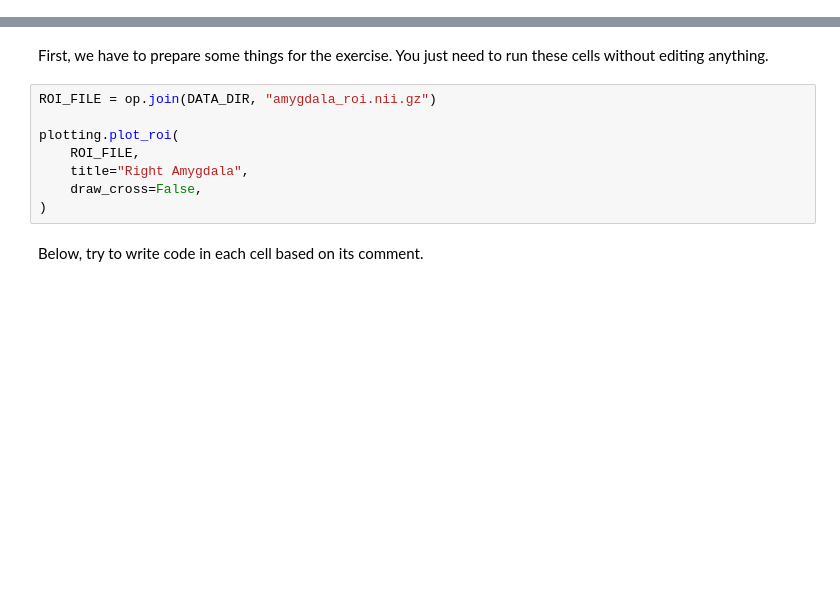
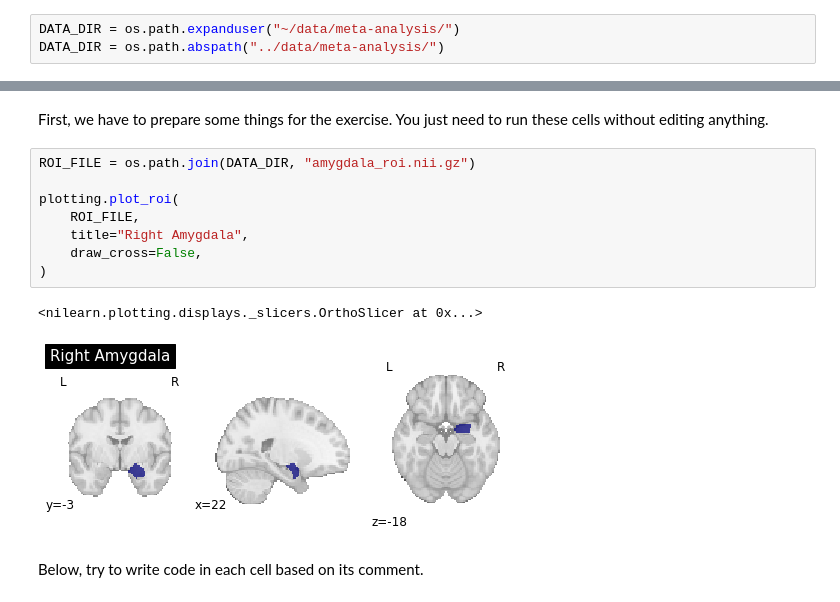
Before and after one commit to neurostuff/ohbm2021-nimare-tutorial, a Jupyter notebook: notebooks/tutorial.ipynb, the cells around one changed output, grey strips where cells are left out. Cells and saved outputs as stored; diff of their text form; blank space fills up the shorter version.

```diff
--- a/notebooks/tutorial.ipynb
+++ b/notebooks/tutorial.ipynb
@@ -97 +80,4 @@ DATA_DIR = op.abspath("../data/nimare_tutorial/osfstorage/")
+# %%
+DATA_DIR = os.path.expanduser("~/data/meta-analysis/")
+DATA_DIR = os.path.abspath("../data/meta-analysis/")
 # %% [markdown]
@@ -405,13 +673,16 @@ We will use an amygdala mask as our ROI, which we will use to (1) run a MACM usi
 # %% [markdown]
 First, we have to prepare some things for the exercise. You just need to run these cells without editing anything.
 # %%
-ROI_FILE = op.join(DATA_DIR, "amygdala_roi.nii.gz")
+ROI_FILE = os.path.join(DATA_DIR, "amygdala_roi.nii.gz")
 
 plotting.plot_roi(
     ROI_FILE,
     title="Right Amygdala",
     draw_cross=False,
 )
+# %% [output]
+<nilearn.plotting.displays._slicers.OrthoSlicer at 0x...>
+[figure, added]
 # %% [markdown]
 Below, try to write code in each cell based on its comment.
 # %%
```
Also changed, not shown: parts of 64 cells of this notebook, 2 other files.
